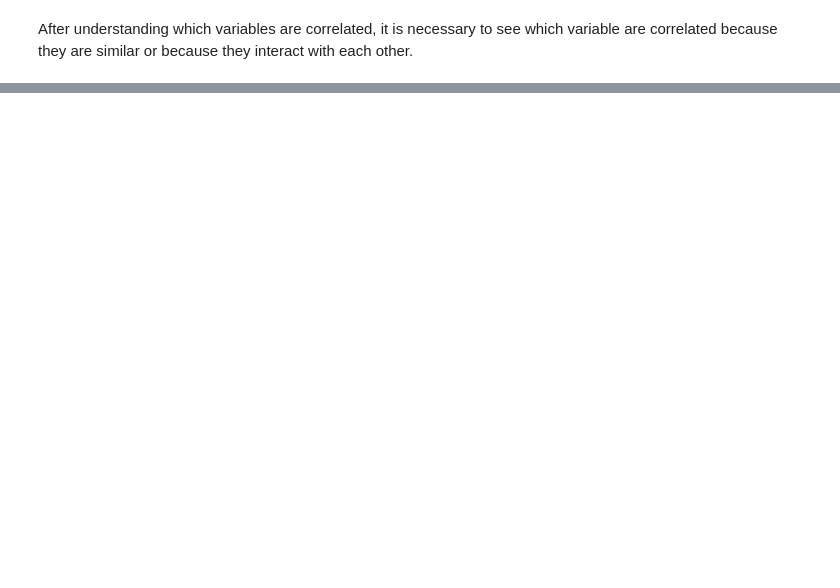
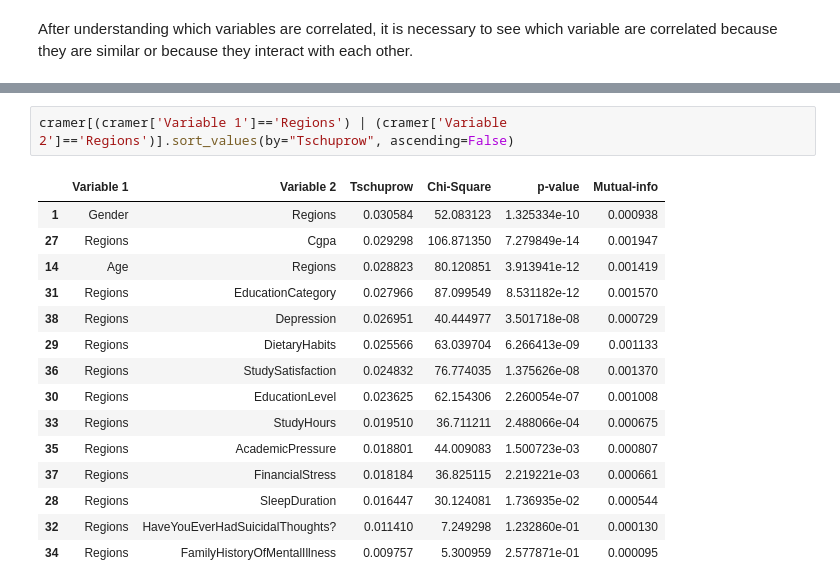
Before and after one commit to Shardyne/faikr3-project, a Jupyter notebook: Gio/data_preparation_gio.ipynb, the cells around one changed output, grey strips where cells are left out. Saved outputs shown, nothing was run; the diff lists cells and outputs as text; blank space fills up the shorter version.

```diff
--- a/Gio/data_preparation_gio.ipynb
+++ b/Gio/data_preparation_gio.ipynb
@@ -562,0 +555,18 @@ After understanding which variables are correlated, it is necessary to see which
+# %%
+cramer[(cramer['Variable 1']=='Regions') | (cramer['Variable 2']=='Regions')].sort_values(by="Tschuprow", ascending=False)
+# %% [output]
+|  | Variable 1 | Variable 2 | Tschuprow | Chi-Square | p-value | Mutual-info |
+| 1 | Gender | Regions | 0.030584 | 52.083123 | 1.325334e-10 | 0.000938 |
+| 27 | Regions | Cgpa | 0.029298 | 106.871350 | 7.279849e-14 | 0.001947 |
+| 14 | Age | Regions | 0.028823 | 80.120851 | 3.913941e-12 | 0.001419 |
+| 31 | Regions | EducationCategory | 0.027966 | 87.099549 | 8.531182e-12 | 0.001570 |
+| 38 | Regions | Depression | 0.026951 | 40.444977 | 3.501718e-08 | 0.000729 |
+| 29 | Regions | DietaryHabits | 0.025566 | 63.039704 | 6.266413e-09 | 0.001133 |
+| 36 | Regions | StudySatisfaction | 0.024832 | 76.774035 | 1.375626e-08 | 0.001370 |
+| 30 | Regions | EducationLevel | 0.023625 | 62.154306 | 2.260054e-07 | 0.001008 |
+| 33 | Regions | StudyHours | 0.019510 | 36.711211 | 2.488066e-04 | 0.000675 |
+| 35 | Regions | AcademicPressure | 0.018801 | 44.009083 | 1.500723e-03 | 0.000807 |
+| 37 | Regions | FinancialStress | 0.018184 | 36.825115 | 2.219221e-03 | 0.000661 |
+| 28 | Regions | SleepDuration | 0.016447 | 30.124081 | 1.736935e-02 | 0.000544 |
+| 32 | Regions | HaveYouEverHadSuicidalThoughts? | 0.011410 | 7.249298 | 1.232860e-01 | 0.000130 |
+| 34 | Regions | FamilyHistoryOfMentalIllness | 0.009757 | 5.300959 | 2.577871e-01 | 0.000095 |
```
Also changed, not shown: parts of 7 cells of this notebook, 1 other file.
